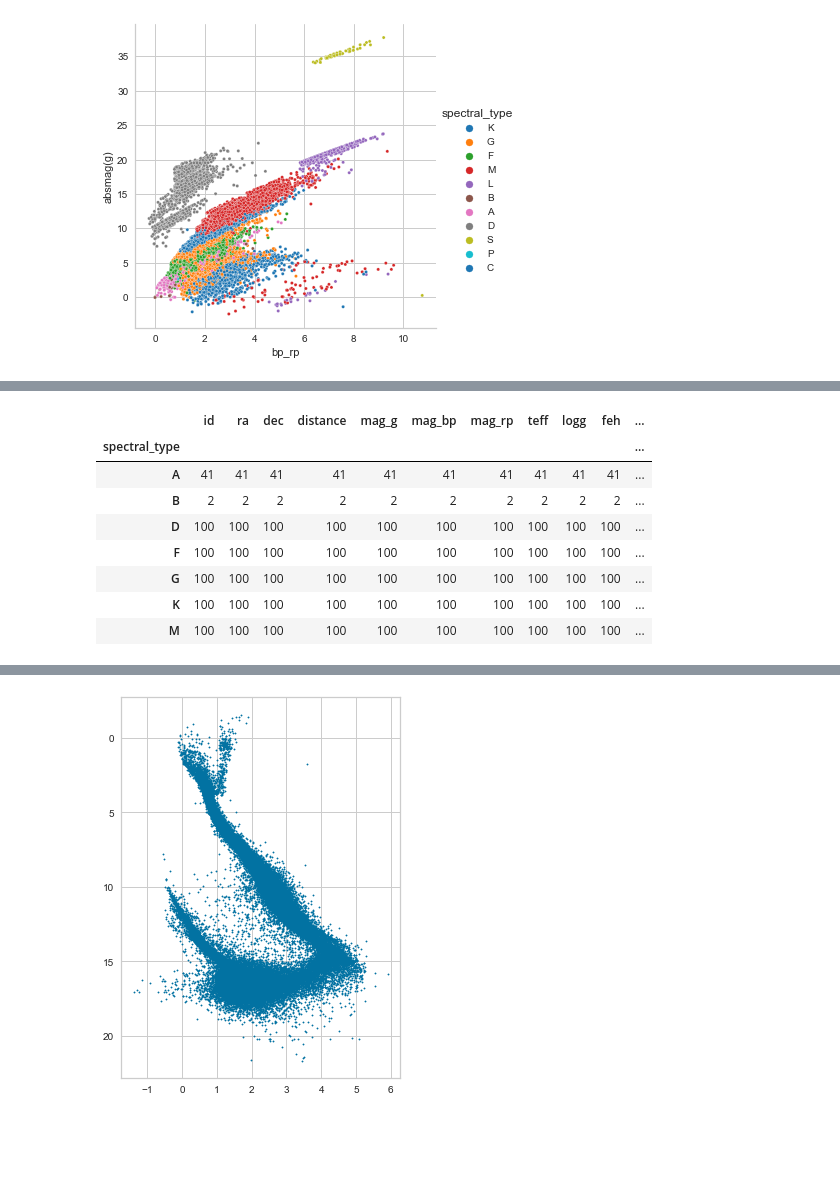
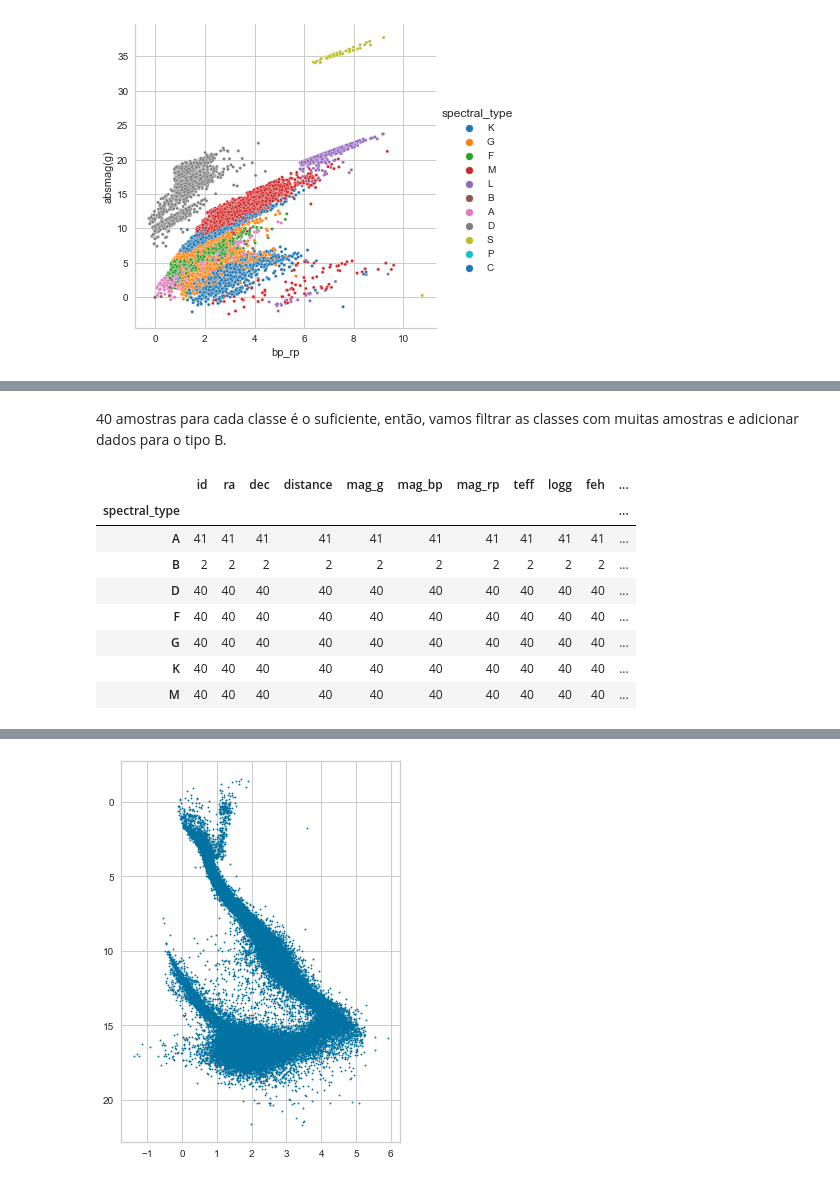
Before and after one commit to Di-carvalho/stars-classificatio-semi-supervised-, a Jupyter notebook: star_classification-gaia-semi.ipynb, the cells around one changed output, grey strips where cells are left out. Cells and saved outputs as stored; diff of their text form; code cells hidden in the pictures; blank space fills up the shorter version.

```diff
--- a/star_classification-gaia-semi.ipynb
+++ b/star_classification-gaia-semi.ipynb
@@ -371,33 +398,37 @@ gaia_model.groupby('spectral_type').count()
+# %% [markdown]
+40 amostras para cada classe é o suficiente, então, vamos filtrar as classes com muitas amostras e adicionar dados para o tipo B.
 # %%
+# Filtrando os dados.
+
 m = gaia_model.loc[gaia_model['spectral_type'] == 'M']
-M = m.sample(100)
+M = m.sample(40)
 
 k = gaia_model.loc[gaia_model['spectral_type'] == 'K']
-K = k.sample(100)
+K = k.sample(40)
 
 g = gaia_model.loc[gaia_model['spectral_type'] == 'G']
-G = g.sample(100)
+G = g.sample(40)
 
 f = gaia_model.loc[gaia_model['spectral_type'] == 'F']
-F = f.sample(100)
+F = f.sample(40)
 
 d = gaia_model.loc[gaia_model['spectral_type'] == 'D']
-D = d.sample(100)
+D = d.sample(40)
 
 a = gaia_model.loc[gaia_model['spectral_type'] == 'A']
 
 b = gaia_model.loc[gaia_model['spectral_type'] == 'B']
 
 
 downsampling = pd.concat([M, K, G, F, D, a, b], ignore_index=True)
 downsampling.groupby('spectral_type').count()
 # %% [output]
 |  | id | ra | dec | distance | mag_g | mag_bp | mag_rp | teff | logg | feh | ... |
 | spectral_type |  |  |  |  |  |  |  |  |  |  | ... |
 | A | 41 | 41 | 41 | 41 | 41 | 41 | 41 | 41 | 41 | 41 | ... |
 | B | 2 | 2 | 2 | 2 | 2 | 2 | 2 | 2 | 2 | 2 | ... |
-| D | 100 | 100 | 100 | 100 | 100 | 100 | 100 | 100 | 100 | 100 | ... |
-| F | 100 | 100 | 100 | 100 | 100 | 100 | 100 | 100 | 100 | 100 | ... |
-| G | 100 | 100 | 100 | 100 | 100 | 100 | 100 | 100 | 100 | 100 | ... |
-| K | 100 | 100 | 100 | 100 | 100 | 100 | 100 | 100 | 100 | 100 | ... |
-| M | 100 | 100 | 100 | 100 | 100 | 100 | 100 | 100 | 100 | 100 | ... |
+| D | 40 | 40 | 40 | 40 | 40 | 40 | 40 | 40 | 40 | 40 | ... |
+| F | 40 | 40 | 40 | 40 | 40 | 40 | 40 | 40 | 40 | 40 | ... |
+| G | 40 | 40 | 40 | 40 | 40 | 40 | 40 | 40 | 40 | 40 | ... |
+| K | 40 | 40 | 40 | 40 | 40 | 40 | 40 | 40 | 40 | 40 | ... |
+| M | 40 | 40 | 40 | 40 | 40 | 40 | 40 | 40 | 40 | 40 | ... |
```
Also changed, not shown: parts of 24 cells of this notebook.
